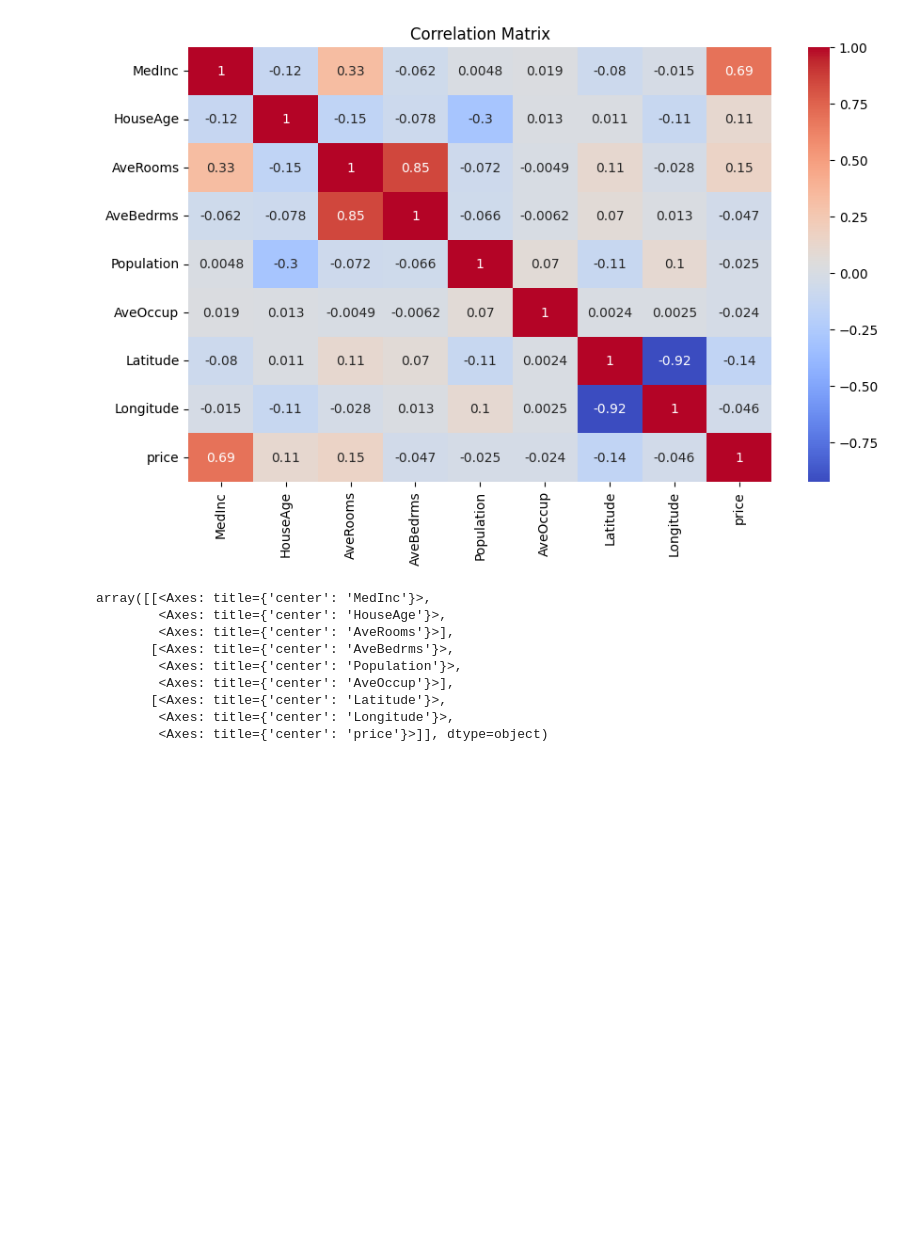
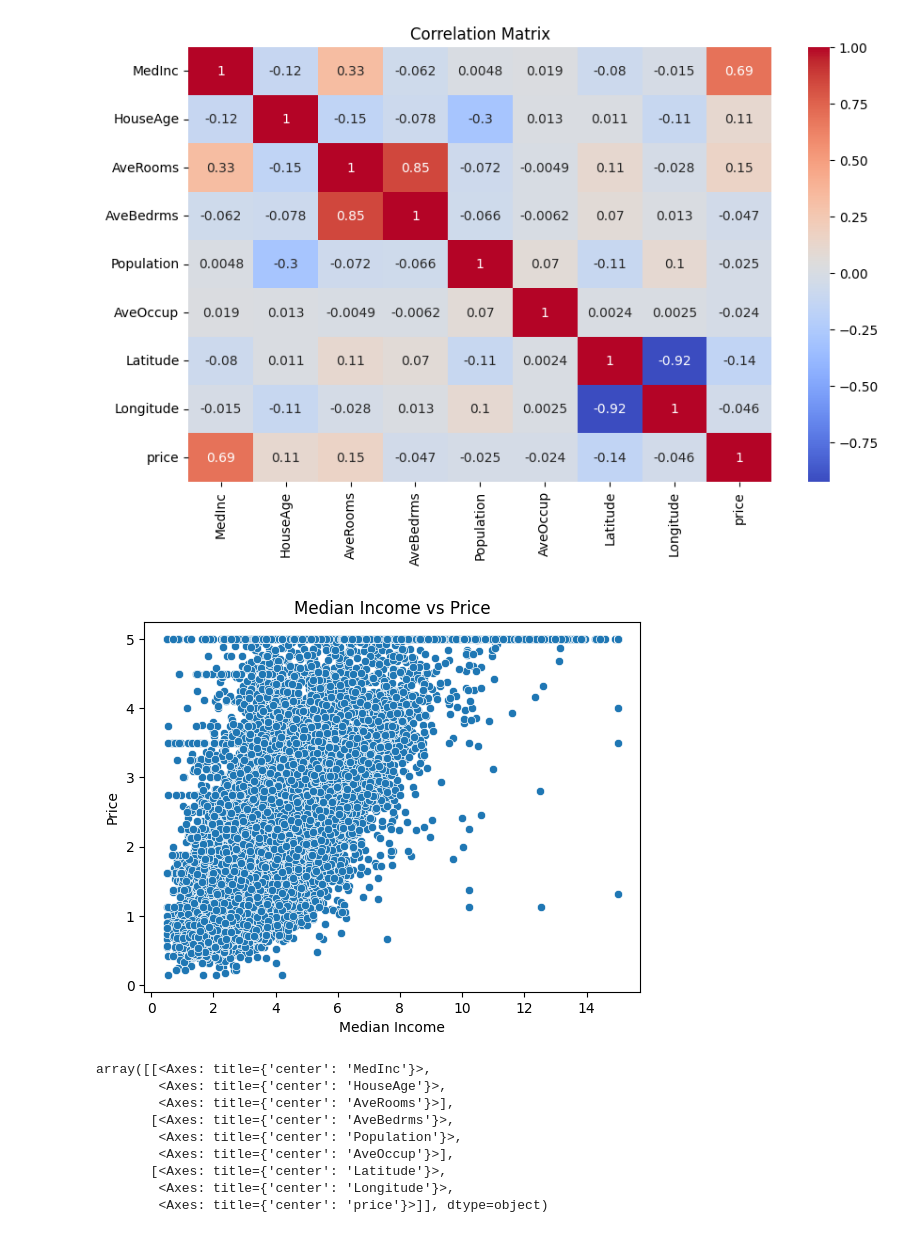
Before and after one commit to mohamed21-finite/AMIT_AI97, a Jupyter notebook: src/Machine Learning/session_1/Code/machine_learning2.ipynb, the cells around one changed output. Drawn from its saved outputs; the diff is of its cells as text; code cells hidden in the pictures; blank space fills up the shorter version.

```diff
--- a/src/Machine Learning/session_1/Code/machine_learning2.ipynb
+++ b/src/Machine Learning/session_1/Code/machine_learning2.ipynb
@@ -65,6 +65,15 @@ plt.title("Correlation Matrix")
 plt.show()
 # %% [output]
 [figure]
+# %%
+plt.figure()
+sns.scatterplot(x='MedInc', y='price', data=df)
+plt.title("Median Income vs Price")
+plt.xlabel("Median Income")
+plt.ylabel("Price")
+plt.show()
+# %% [output]
+[figure, added]
 # %%
 df.hist(figsize=(12,10))
 # %% [output]
```
Also changed, not shown: parts of 15 cells of this notebook, 6 other files.
